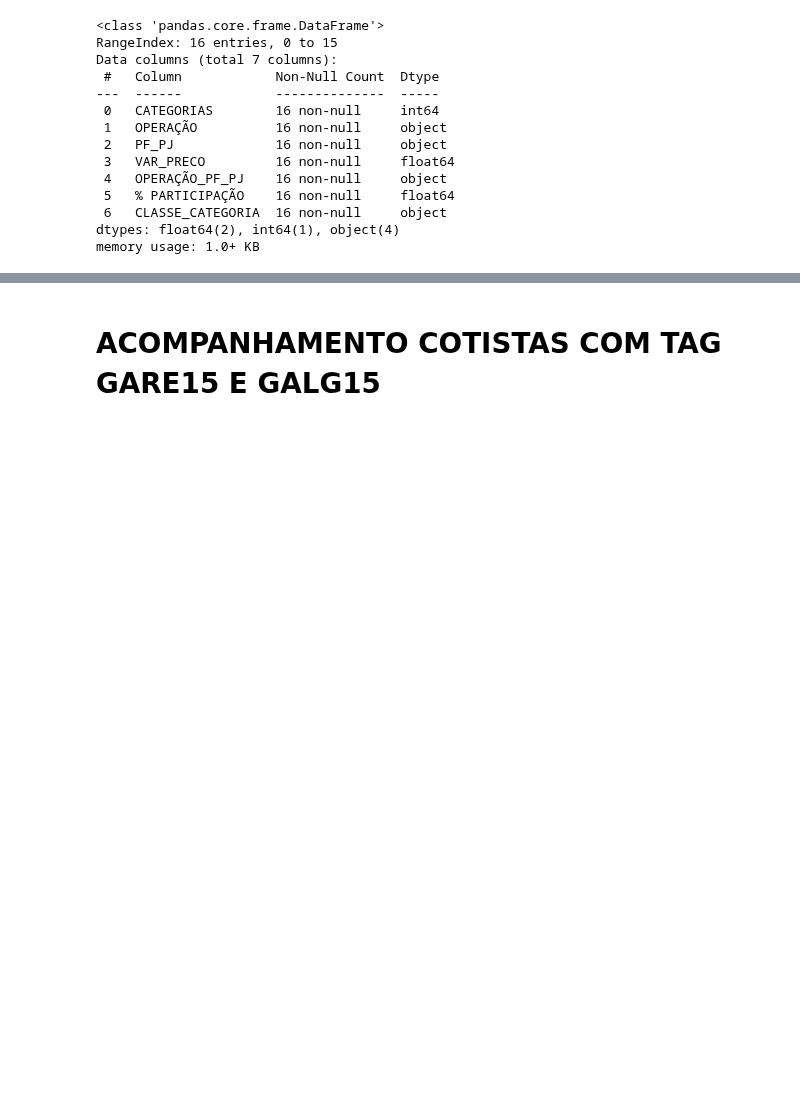
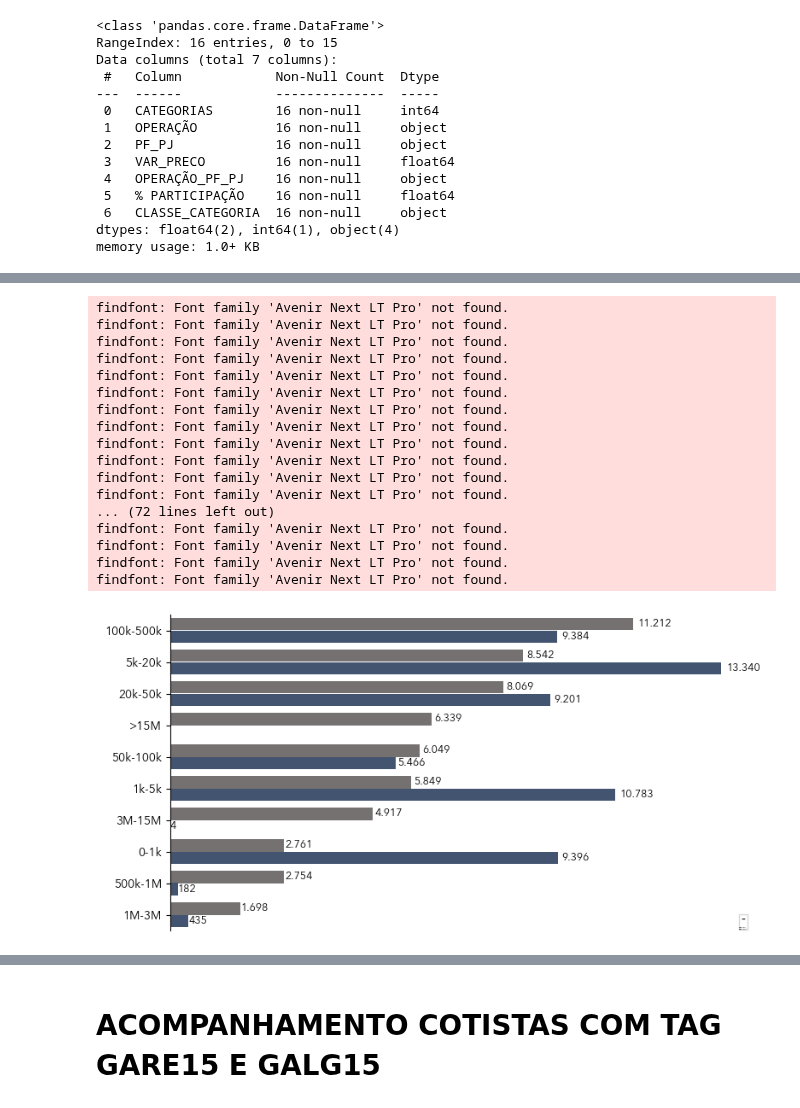
Before and after one commit to LucasFranco-guardian/Relat-rios-Passivo, a Jupyter notebook: MonthXWeek_GARE.ipynb, the cells around one changed output, grey strips where cells are left out. Cells and saved outputs as stored; diff of their text form; code cells hidden in the pictures; blank space fills up the shorter version.

```diff
--- a/MonthXWeek_GARE.ipynb
+++ b/MonthXWeek_GARE.ipynb
@@ -429,0 +484,79 @@ def zeragem(ca):
+# %%
+fig, ax = plt.subplots(figsize = (8, 4))
+
+sb.barplot(data = CGCV_dataf,
+           x = 'VAR_PRECO',
+           y = 'CATEGORIAS_ANTIGAS',
+           hue = 'OPERAÇÃO',
+           ax=ax,
+           palette = {'Venda':'#767070', 'Compra':'#3B5279'},
+           dodge=True,
+           width=0.8
+           )
+
+
+ylabels = CGCV_dataf['CATEGORIAS_ANTIGAS'].unique()
+ax.set_yticks(range(len(ylabels)))
+ax.set_yticklabels(ylabels, fontsize = 2, fontproperties=Avenir)
+
+for p in ax.patches:
+    # Obtém a largura (valor de x) e a posição do centro da barra
+    x = p.get_width()
+    y = p.get_y() + p.get_height() / 2
+
+    # Adicionar rótulos formatados com separador de milhares e sem casas decimais
+    if abs(x) >= 1:
+
+        label = f"{int(round(abs(x))):,}".replace(",",".")
+
+        ax.text(
+            x + (0.01 * x) if x >= 0 else x - (0.01 * abs(x)),
+            y,
+            label,
+            ha='left' if x >= 0 else 'right',
+            va='center',
+            color='black',
+            fontsize=9,
+            fontproperties=Avenir
+        )
+
+# Ajustar os spines (bordas) do gráfico
+ax.spines['top'].set_visible(False)
+ax.spines['right'].set_visible(False)
+ax.spines['left'].set_visible(True)
+ax.spines['bottom'].set_visible(False)
+ax.get_xaxis().set_visible(False)
+
+
+
+
+# Definir rótulos e título
+ax.set_xlabel('')
+ax.set_ylabel('')
+ax.legend(title='-', loc='lower right', fontsize = 0)
+
+# Ajustar layout para evitar sobreposição
+plt.tight_layout()
+
+fig.savefig('CATEGORIAS_MCV.png', transparent = True, dpi=300, bbox_inches='tight')
+
+plt.show()
+# %% [output]
+findfont: Font family 'Avenir Next LT Pro' not found.
+findfont: Font family 'Avenir Next LT Pro' not found.
+findfont: Font family 'Avenir Next LT Pro' not found.
+findfont: Font family 'Avenir Next LT Pro' not found.
+findfont: Font family 'Avenir Next LT Pro' not found.
+findfont: Font family 'Avenir Next LT Pro' not found.
+findfont: Font family 'Avenir Next LT Pro' not found.
+findfont: Font family 'Avenir Next LT Pro' not found.
+findfont: Font family 'Avenir Next LT Pro' not found.
+findfont: Font family 'Avenir Next LT Pro' not found.
+findfont: Font family 'Avenir Next LT Pro' not found.
+findfont: Font family 'Avenir Next LT Pro' not found.
+... (72 lines left out)
+findfont: Font family 'Avenir Next LT Pro' not found.
+findfont: Font family 'Avenir Next LT Pro' not found.
+findfont: Font family 'Avenir Next LT Pro' not found.
+findfont: Font family 'Avenir Next LT Pro' not found.
+[figure, added]
```
Also changed, not shown: parts of 20 cells of this notebook, 8 other files.
